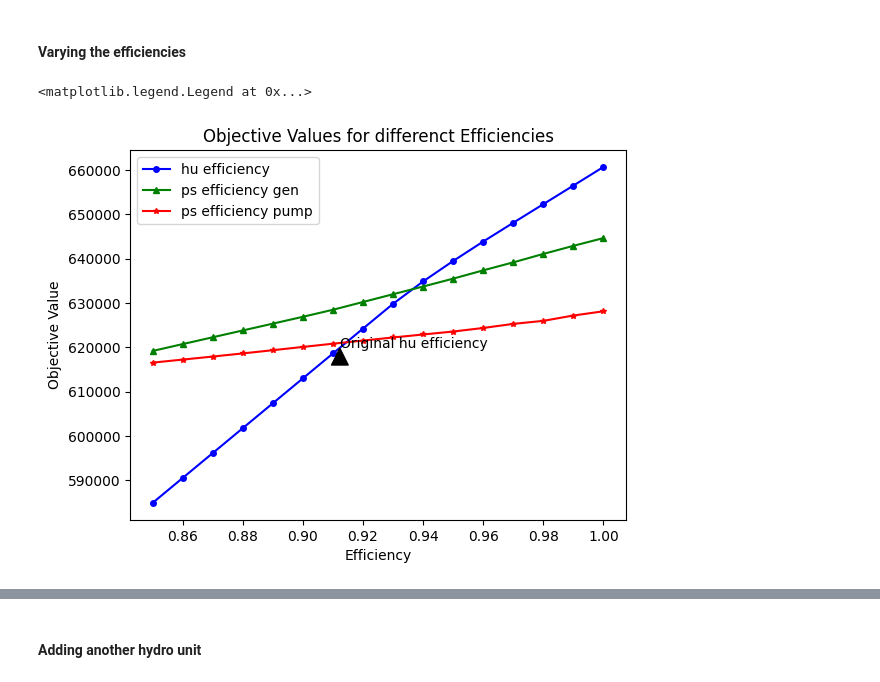
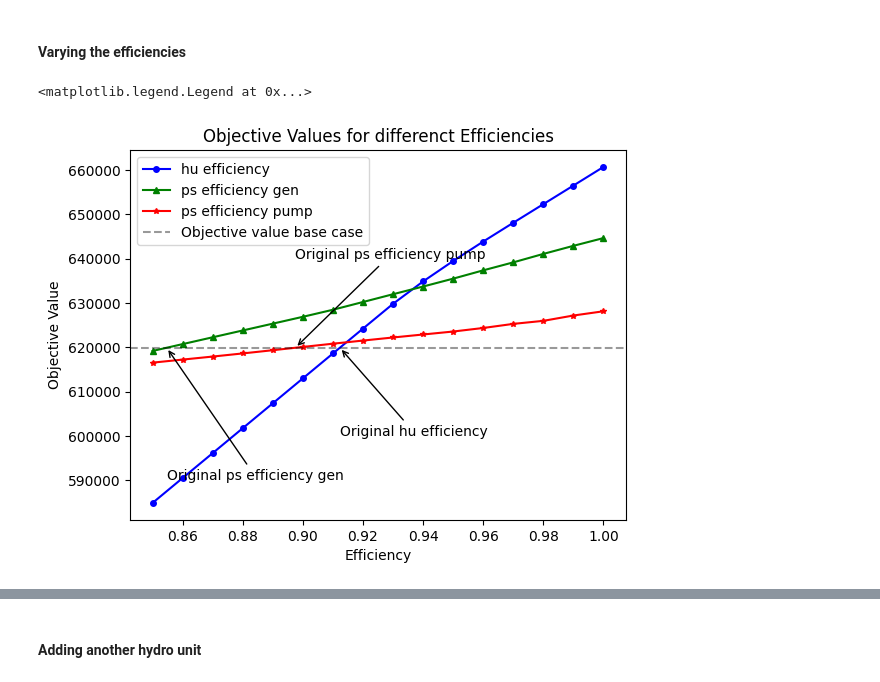
Before and after one commit to FredericWeiss/Seminar-Thesis, a Jupyter notebook: psh.ipynb, the cells around one changed output, grey strips where cells are left out. Saved outputs shown, nothing was run; the diff lists cells and outputs as text; code cells hidden in the pictures.

Commit message:
changed annotations in efficiency plot

```diff
--- a/psh.ipynb
+++ b/psh.ipynb
@@ -1431,35 +1431,35 @@ for efficiency in efficiencies:
     psh_efficiency.hu_h_vertices = psh_efficiency.head_vertices(psh_efficiency.hydro_units, psh_efficiency.hu_affiliation, psh_efficiency.hu_head_limits)
     psh_efficiency.hu_q_vertices = psh_efficiency.discharge_vertices(psh_efficiency.hydro_units, psh_efficiency.hu_affiliation, psh_efficiency.hu_discharge_limits)
     psh_efficiency.hu_p_vertices = psh_efficiency.power_vertices(psh_efficiency.hydro_units, psh_efficiency.hu_affiliation, psh_efficiency.hu_h_vertices, psh_efficiency.hu_q_vertices, psh_efficiency.hu_effciency)
 
     psh_efficiency.ps_h_vertices = psh_efficiency.head_vertices(psh_efficiency.pumped_storage_units, psh_efficiency.ps_affiliation, psh_efficiency.ps_head_limits)
     psh_efficiency.ps_q_vertices = psh_efficiency.discharge_vertices(psh_efficiency.pumped_storage_units, psh_efficiency.ps_affiliation, psh_efficiency.ps_discharge_generation_limits)
     psh_efficiency.ps_p_vertices = psh_efficiency.power_vertices(psh_efficiency.pumped_storage_units, psh_efficiency.ps_affiliation, psh_efficiency.ps_h_vertices, psh_efficiency.ps_q_vertices, psh_efficiency.ps_efficiency_gen)
 
     psh_efficiency.define_decision_variables()
     psh_efficiency.define_contraints()
     psh_efficiency.solve_model()
 
     objective_values_ps_pump.append(psh_efficiency.objective_value)
 
     psh_efficiency.ps_efficiency_pump[0] = psh.ps_efficiency_pump[0]
 
 fig, ax = plt.subplots()
 ax.plot(efficiencies, objective_values_hu, label='hu efficiency', marker='o', markersize=4, color='blue')
 ax.plot(efficiencies, objective_values_ps_gen, label='ps efficiency gen', marker='^', markersize=4, color='green')
 ax.plot(efficiencies, objective_values_ps_pump, label='ps efficiency pump', marker='*', markersize=4, color='red')
 
-ax.annotate('Original hu efficiency', xy=(0.9123, 619892.6442973859),xycoords='figure fraction', arrowprops=dict(facecolor='black', shrink= 0.2))
+ax.annotate('Original hu efficiency', xy=(0.9123, 619892.6442973859), xytext=(0.9123, 600000), arrowprops=dict(facecolor='blue', arrowstyle='->'))
+ax.annotate('Original ps efficiency gen', xy=(0.8547, 619892.6442973859), xytext=(0.8547, 590000), arrowprops=dict(facecolor='green', arrowstyle='->'))
+ax.annotate('Original ps efficiency pump', xy=(0.8975, 619892.6442973859), xytext=(0.8975, 640000), arrowprops=dict(facecolor='red', arrowstyle='->'))
 
-# ax.axvline(0.9123, color='blue', linestyle='--', alpha=0.4, label='hu effeciency base')
-# ax.axvline(0.8547, color='green', linestyle='--', alpha=0.4, label='ps efficiency gen base')
-# ax.axvline(0.8975, color='red', linestyle='--', alpha=0.4, label='ps efficiency pump base')
+ax.axhline(619892.6442973859, color='black', alpha=0.4, linestyle='--', label='Objective value base case')
 
 ax.set_title('Objective Values for differenct Efficiencies')
 ax.set_xlabel('Efficiency')
 ax.set_ylabel('Objective Value')
 
 plt.legend()
 # %% [output]
 <matplotlib.legend.Legend at 0x...>
-[figure, old version]
+[figure, new version]
```
Also changed, not shown: parts of 3 cells of this notebook.
